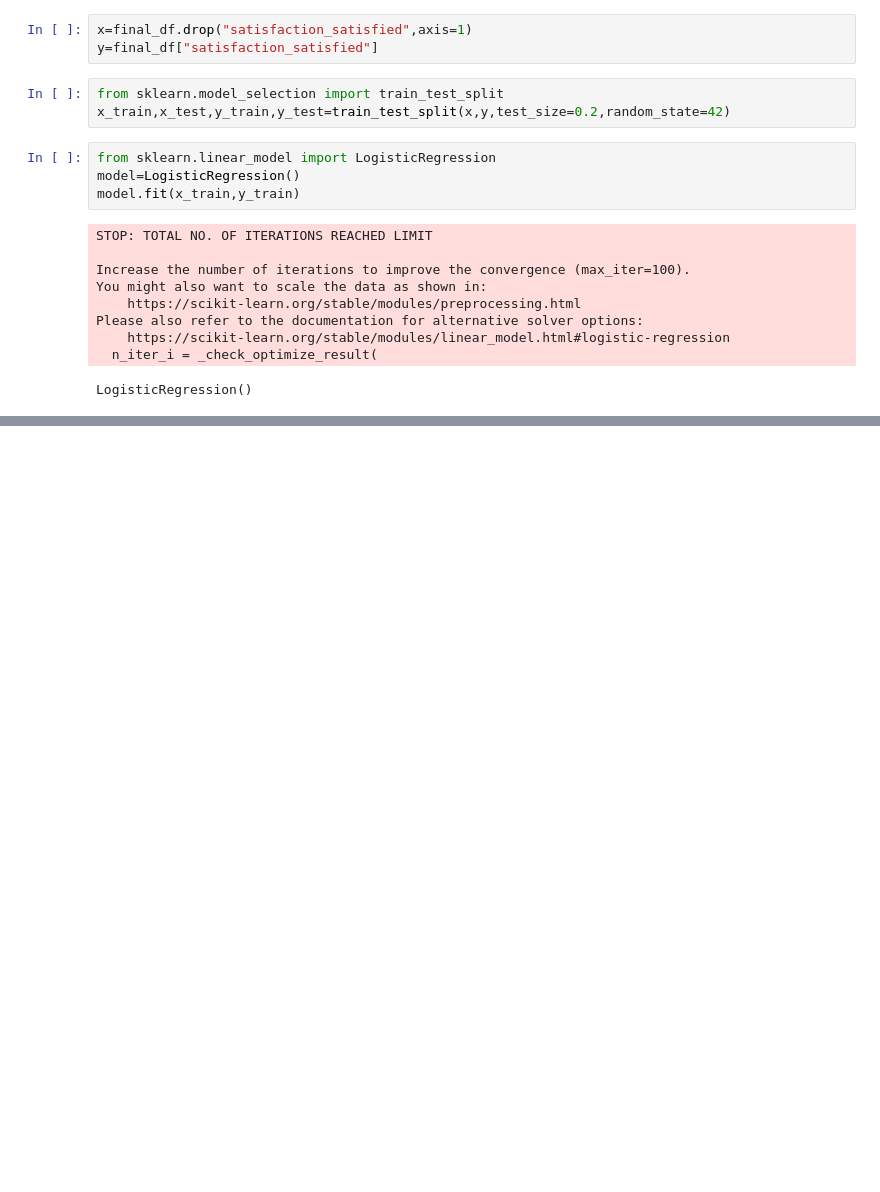
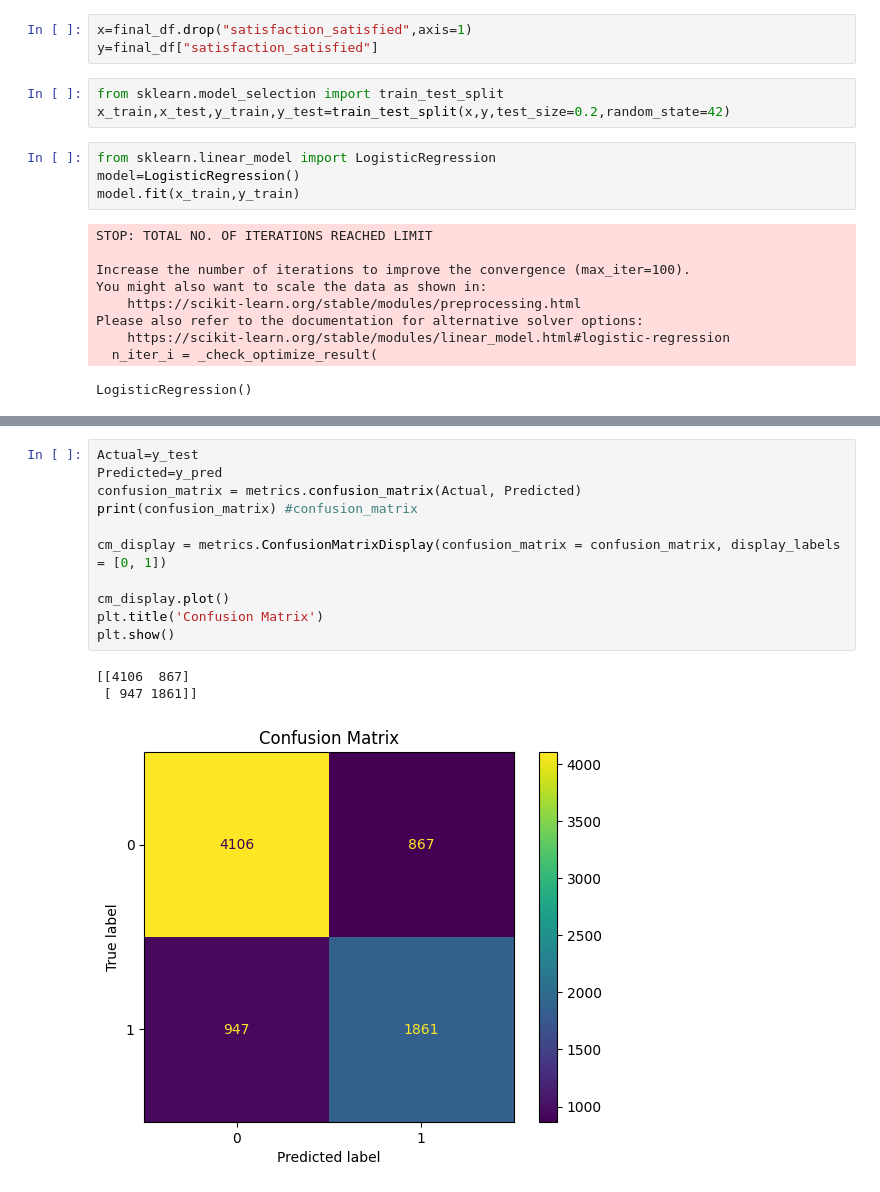
Before and after one commit to ds-mohit/Machine-Learning, a Jupyter notebook: logisticReg.ipynb, the cells around one changed output, grey strips where cells are left out. Drawn from its saved outputs; the diff is of its cells as text; blank space fills up the shorter version.

```diff
--- a/logisticReg.ipynb
+++ b/logisticReg.ipynb
@@ -337,0 +363,15 @@ array([0, 0, 0, ..., 0, 0, 1], shape=(7781,))
+# %%
+Actual=y_test
+Predicted=y_pred
+confusion_matrix = metrics.confusion_matrix(Actual, Predicted)
+print(confusion_matrix) #confusion_matrix
+
+cm_display = metrics.ConfusionMatrixDisplay(confusion_matrix = confusion_matrix, display_labels = [0, 1])
+
+cm_display.plot()
+plt.title('Confusion Matrix')
+plt.show()
+# %% [output]
+[[4106  867]
+ [ 947 1861]]
+[figure, added]
```
Also changed, not shown: parts of 21 cells of this notebook, 6 other files.
